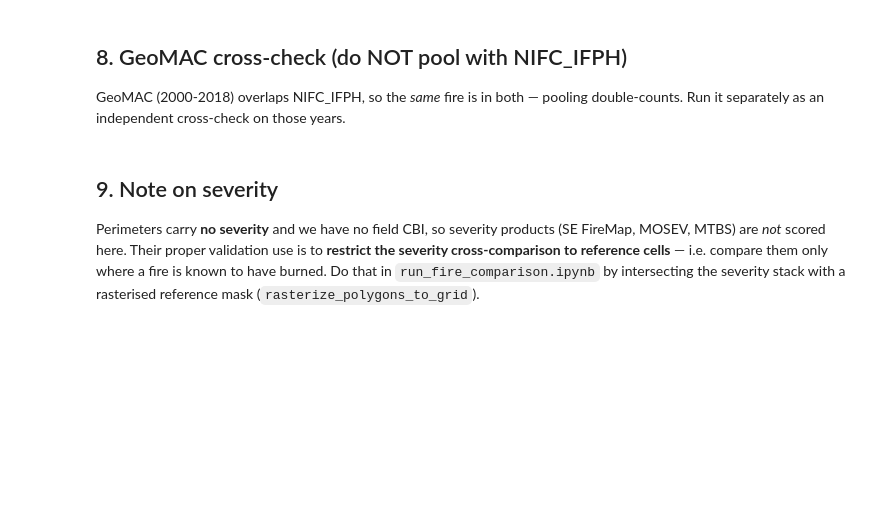
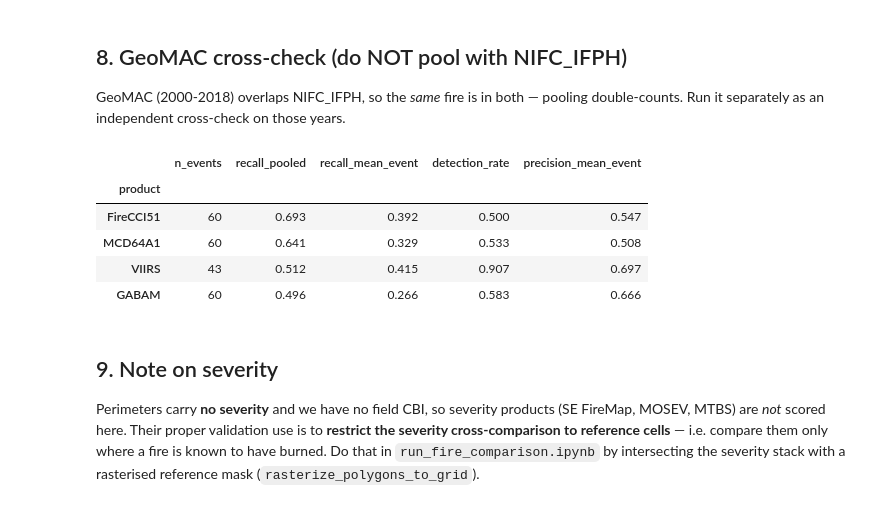
Before and after one commit to jimzhang629/peat_fire_stanback, a Jupyter notebook: notebooks/validate_against_reference.ipynb, the cells around one changed output. Cells and saved outputs as stored; diff of their text form; code cells hidden in the pictures; blank space fills up the shorter version.

```diff
--- a/notebooks/validate_against_reference.ipynb
+++ b/notebooks/validate_against_reference.ipynb
@@ -271,10 +297,17 @@ GeoMAC (2000-2018) overlaps NIFC_IFPH, so the *same* fire is in both — pooling
 double-counts. Run it separately as an independent cross-check on those years.
 # %%
 d_geomac = validate_products("GEOMAC", aoi,
-                             products=["MCD64A1", "GABAM", "FireCCI51"],
+                             products=["MCD64A1", "GABAM", "FireCCI51", "FireCCIS311", "VIIRS"],
                              years=range(2000, 2019), min_acres=100.0)
 if not d_geomac.empty:
     display(summarize_validation(d_geomac).round(3))
+# %% [output]
+|  | n_events | recall_pooled | recall_mean_event | detection_rate | precision_mean_event |
+| product |  |  |  |  |  |
+| FireCCI51 | 60 | 0.693 | 0.392 | 0.500 | 0.547 |
+| MCD64A1 | 60 | 0.641 | 0.329 | 0.533 | 0.508 |
+| VIIRS | 43 | 0.512 | 0.415 | 0.907 | 0.697 |
+| GABAM | 60 | 0.496 | 0.266 | 0.583 | 0.666 |
 # %% [markdown]
 ## 9. Note on severity
 
```
Also changed, not shown: parts of 10 cells of this notebook, 5 other files.
